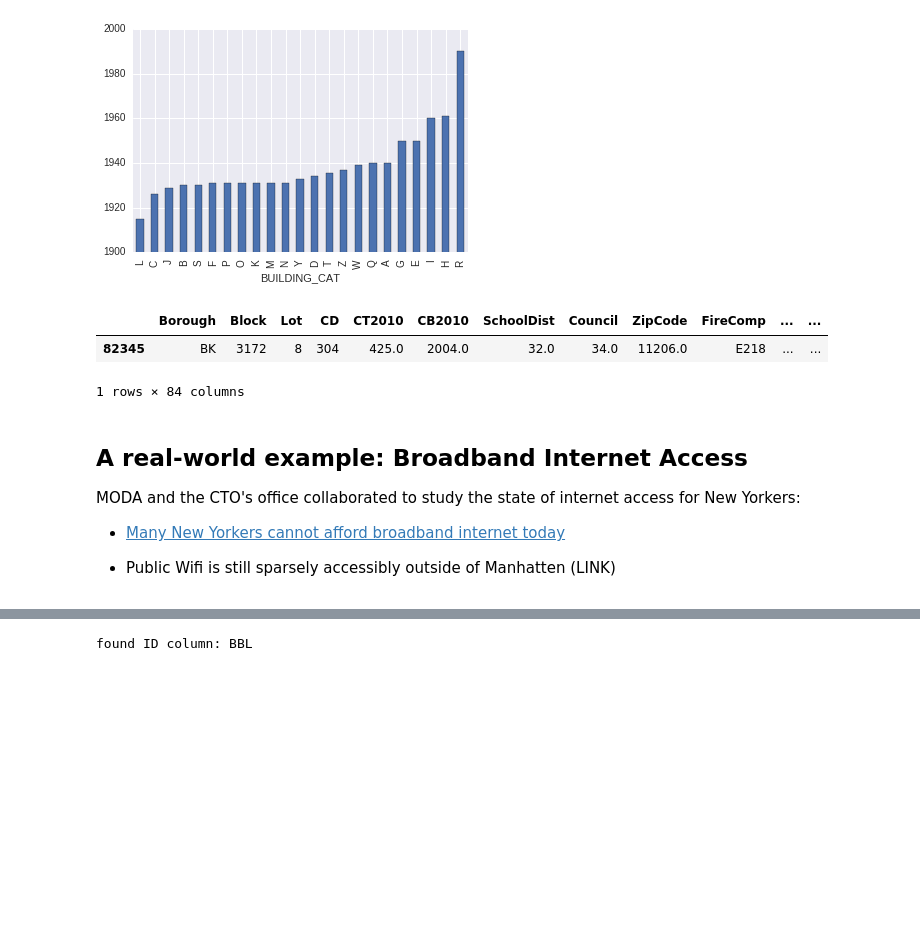
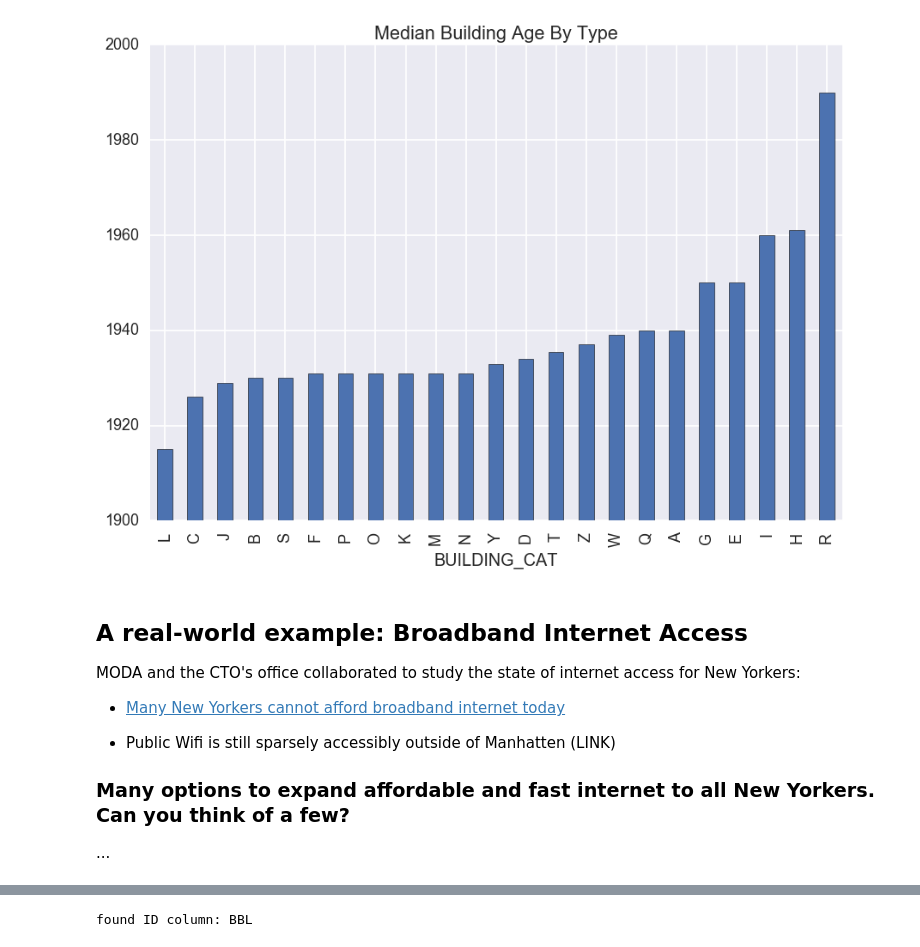
Before and after one commit to MODA-NYC/smart_cities_17, a Jupyter notebook: SmartCities.ipynb, the cells around one changed output, grey strips where cells are left out. Drawn from its saved outputs; the diff is of its cells as text; code cells hidden in the pictures; blank space fills up the shorter version.

```diff
--- a/SmartCities.ipynb
+++ b/SmartCities.ipynb
@@ -31,2 +46,4 @@ PLUTO.BldgClass = PLUTO.BldgClass.astype(str)
 # %%
-PLUTO.to_csv('PLUTO_processed.csv')
+PLUTO = pd.read_csv('PLUTO_processed.csv')
+
+PLUTO.head()
@@ -33,3 +58 @@ PLUTO.to_csv('PLUTO_processed.csv')
-# %%
-PLUTO['BUILDING_CAT'] = PLUTO.BldgClass.apply(lambda x: x[0])
 # %%
@@ -45,4 +62,0 @@ PLUTO.groupby('BUILDING_CAT')['NumBldgs'].sum().sort_values().plot(kind = 'bar')
-# %%
-
-PLUTO = PLUTO[PLUTO.YearBuilt >= 1500]
-PLUTO[PLUTO.YearBuilt == PLUTO.YearBuilt.min()]
@@ -52,0 +67,8 @@ PLUTO[PLUTO.YearBuilt == PLUTO.YearBuilt.min()]
+# %%
+## Several buildings have year built '0' so I have to ignore those
+PLUTO = PLUTO[PLUTO.YearBuilt >= 1000]
+
+
+print 'The oldest building in PLUTO was built in ' + str(PLUTO.YearBuilt.min())
+
+print 'The address is ' + PLUTO[PLUTO.YearBuilt == PLUTO.YearBuilt.min()].Address
@@ -58,14 +84,10 @@ age = age.set_ylim(1800,2000)
 # %%
-age = PLUTO.groupby('BUILDING_CAT')['YearBuilt'].median().sort_values().plot(kind = 'bar')
+age = PLUTO.groupby('BUILDING_CAT')['YearBuilt'].median().sort_values().plot(kind = 'bar',\
+                        title = 'Median Building Age By Type')
+
 age = age.set_ylim(1900,2000)
 # %% [output]
-[figure, old version]
+[figure, new version]
-# %%
-PLUTO[PLUTO.NumFloors == PLUTO.NumFloors.max()]
-# %% [output]
-|  | Borough | Block | Lot | CD | CT2010 | CB2010 | SchoolDist | Council | ZipCode | FireComp | ... | ... |
-| 82345 | BK | 3172 | 8 | 304 | 425.0 | 2004.0 | 32.0 | 34.0 | 11206.0 | E218 | ... | ... |
-1 rows × 84 columns
 # %% [markdown]
 ## A real-world example: Broadband Internet Access
 
@@ -74,5 +96,29 @@ MODA and the CTO's office collaborated to study the state of internet access for
 * [Many New Yorkers cannot afford broadband internet today](https://moda-nyc.carto.com/viz/1234cd1a-1fb0-11e7-ab3c-0e05a8b3e3d7/public_map)
 
 * Public Wifi is still sparsely accessibly outside of Manhatten (LINK)
+
+
+
+### Many options to expand affordable and fast internet to all New Yorkers. Can you think of a few?
+
+
+
+
+
+
+
+
+
+
+
+
+
+
+
+
+
+
+
+  ...
 # %%
 City_Owned = PLUTO[PLUTO.OwnerType == 'C']
```
Also changed, not shown: parts of 17 cells of this notebook, 3 other files.
